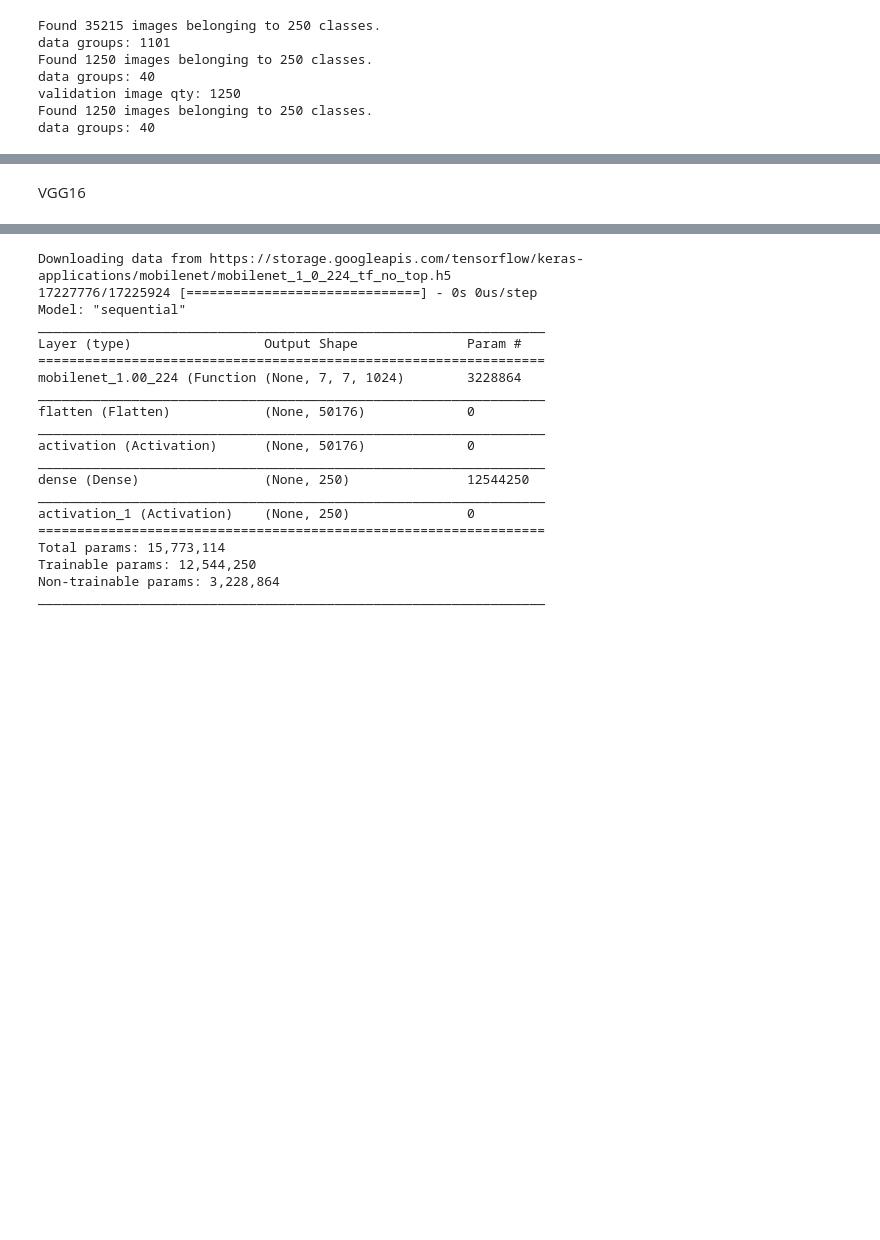
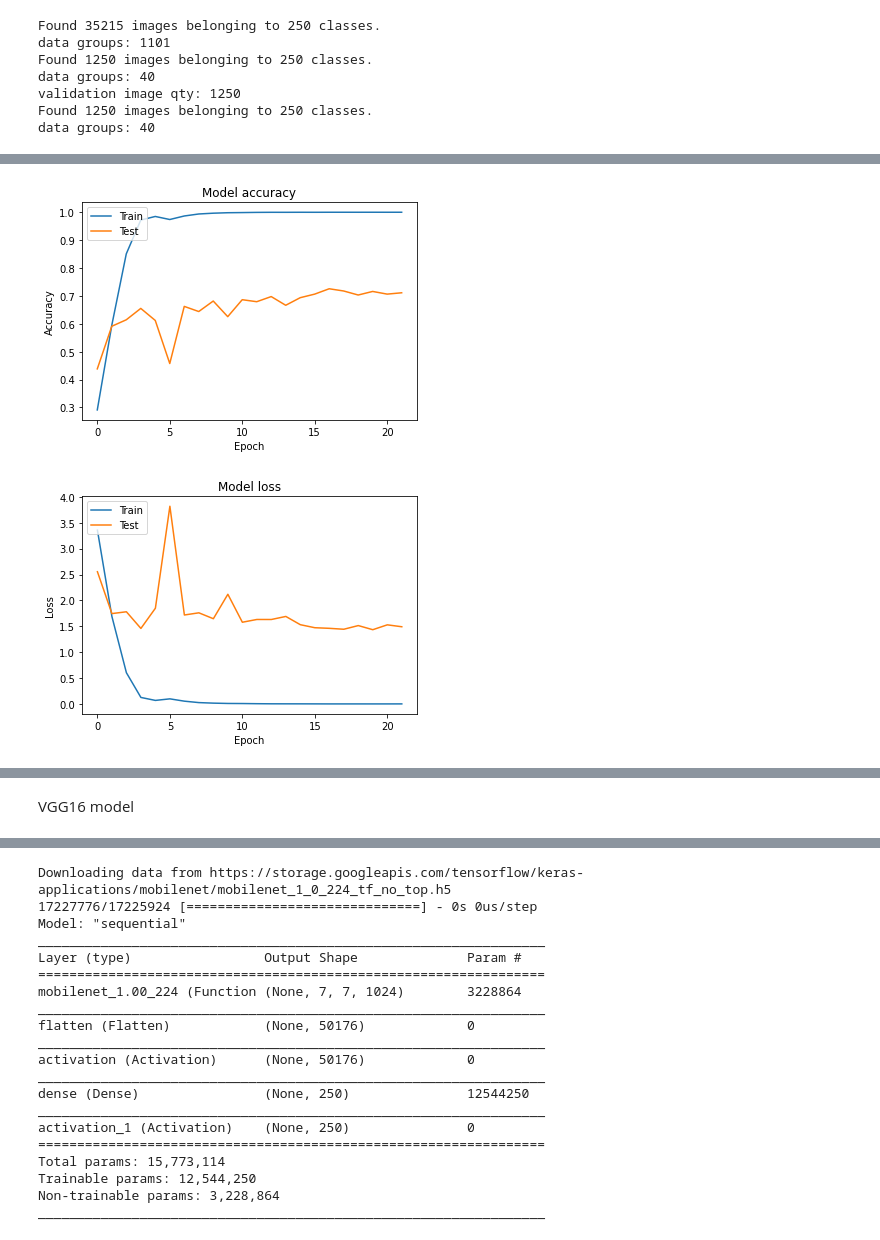
Before and after one commit to Mohamed-Elhoufy/GitHubFiles, a Jupyter notebook: AI_Classification_250_Bird_Species_.ipynb, the cells around one changed output, grey strips where cells are left out. Saved outputs shown, nothing was run; the diff lists cells and outputs as text; code cells hidden in the pictures; blank space fills up the shorter version.

```diff
--- a/AI_Classification_250_Bird_Species_.ipynb
+++ b/AI_Classification_250_Bird_Species_.ipynb
@@ -241,0 +356,12 @@ print('Test accuracy:', scores[1])
+# %%
+#fit model
+history = model.fit(
+    train_data,
+    steps_per_epoch = Train_groups,
+    epochs = 100,
+    validation_data = validation_data,
+    validation_steps = Valid_groups,
+    verbose = 1,
+    callbacks=[EarlyStopping(monitor='val_accuracy', patience = 5, restore_best_weights = True),
+               ReduceLROnPlateau(monitor = 'val_loss', factor = 0.7, #0.2 to 0.5 dropped to fast 0.7
+                                 patience = 2, verbose = 1)])
@@ -241,0 +386,26 @@ print('Test accuracy:', scores[1])
+# %%
+#plot accuracy vs epoch
+plt.plot(history.history['accuracy'])
+plt.plot(history.history['val_accuracy'])
+plt.title('Model accuracy')
+plt.ylabel('Accuracy')
+plt.xlabel('Epoch')
+plt.legend(['Train', 'Test'], loc='upper left')
+plt.show()
+
+# Plot loss values vs epoch
+plt.plot(history.history['loss'])
+plt.plot(history.history['val_loss'])
+plt.title('Model loss')
+plt.ylabel('Loss')
+plt.xlabel('Epoch')
+plt.legend(['Train', 'Test'], loc='upper left')
+plt.show()
+
+# Evaluate against test data.
+scores = model.evaluate(test_data, verbose=1)
+print('Test loss:', scores[0])
+print('Test accuracy:', scores[1])
+# %% [output]
+[figure, added]
+[figure, added]
@@ -242,5 +415,5 @@ print('Test accuracy:', scores[1])
 # %% [markdown]
-VGG16
+VGG16 model
 # %%
 #VGG16
 backend.clear_session()
```
Also changed, not shown: parts of 29 cells of this notebook.
